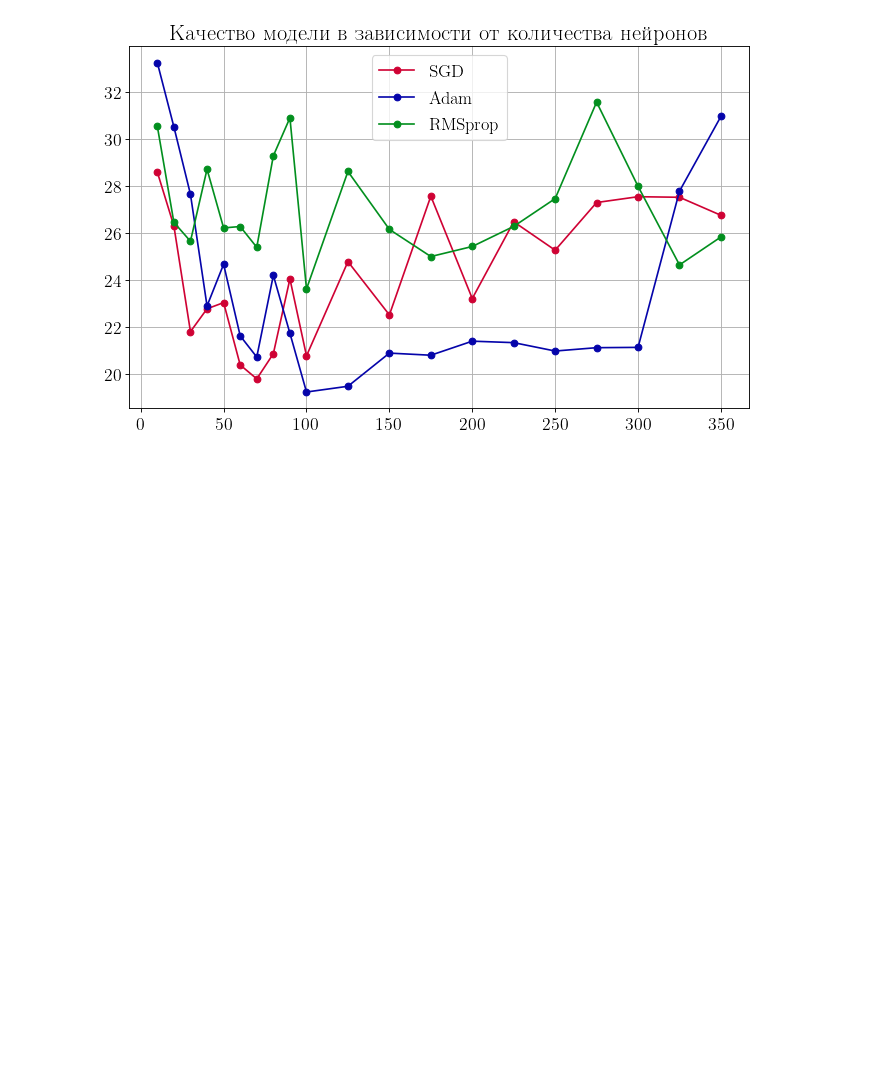
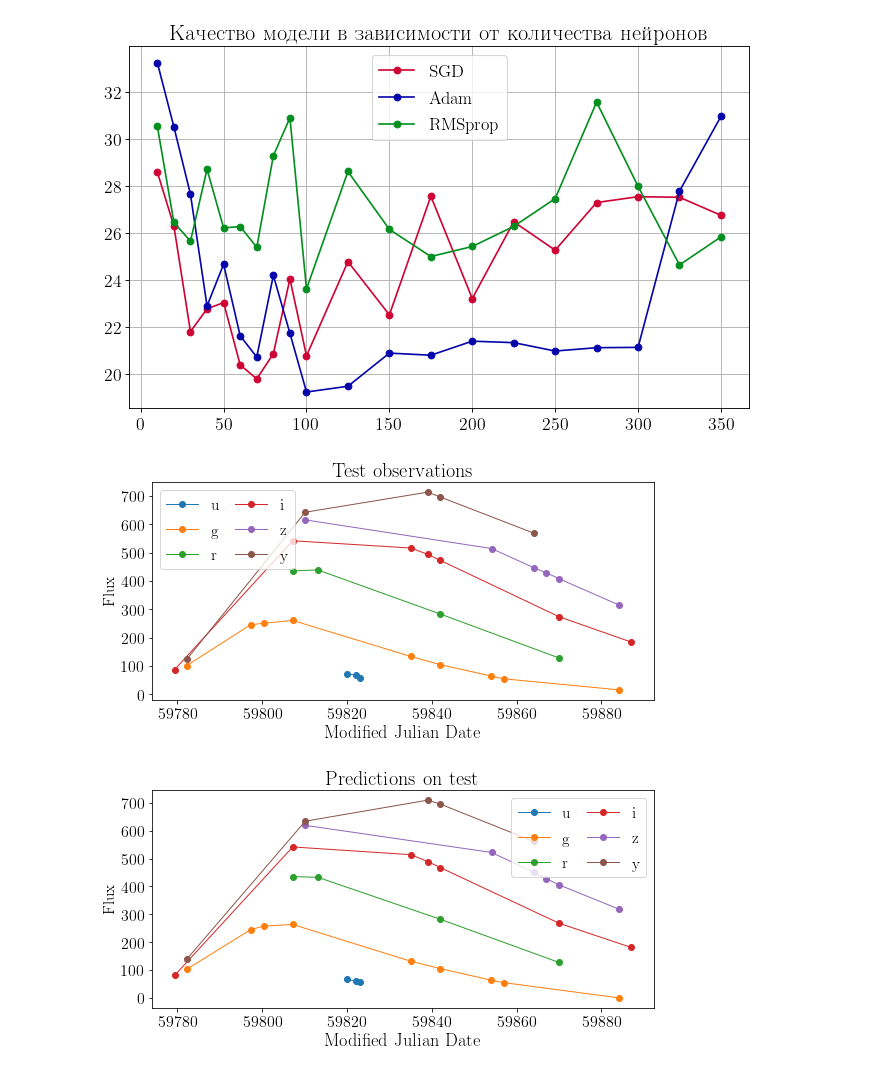
Before and after one commit to HSE-LAMBDA/light_curve_approx, a Jupyter notebook: notebooks/ChooseSingleLayerNet.ipynb, the cells around one changed output. Cells and saved outputs as stored; diff of their text form; code cells hidden in the pictures; blank space fills up the shorter version.

```diff
--- a/notebooks/ChooseSingleLayerNet.ipynb
+++ b/notebooks/ChooseSingleLayerNet.ipynb
@@ -326,3 +324,34 @@ plt.show()
 fig.savefig("metrics_for_different_nhidden.pdf")
 # %% [output]
 [figure]
+# %%
+anobject = get_object(data, 34299)
+anobject = add_log_lam(anobject)
+
+# fit augmentation model
+model = single_layer_regressor.SingleLayerNetAugmentation(passband2lam)
+model.fit(anobject_train['mjd'].values, anobject_train['flux'].values,
+          anobject_train['flux_err'].values, anobject_train['passband'].values)
+
+# predict flux for unseen observations
+flux_pred = model.predict(anobject_test['mjd'].values, anobject_test['passband'].values, copy=True)
+
+# augmentation
+t_aug, flux_aug, passband_aug = model.augmentation(anobject['mjd'].min(),
+                                                   anobject['mjd'].max(), n_obs=1000)
+# %%
+def compile_obj(t, flux, passband):
+    obj = pd.DataFrame()
+    obj['mjd']      = t
+    obj['flux']     = flux
+    obj['flux_err'] = np.array([None] * len(flux))
+    obj['passband'] = passband
+    return obj
+# %%
+anobject_test_pred = compile_obj(anobject_test['mjd'].values, flux_pred, anobject_test['passband'].values)
+anobject_aug = compile_obj(t_aug, flux_aug, passband_aug)
+plot_light_curves(anobject_test, "Test observations")
+plot_light_curves(anobject_test_pred, "Predictions on test")
+# %% [output]
+[figure, added]
+[figure, added]
```
Also changed, not shown: parts of 8 cells of this notebook, 2 other files.
